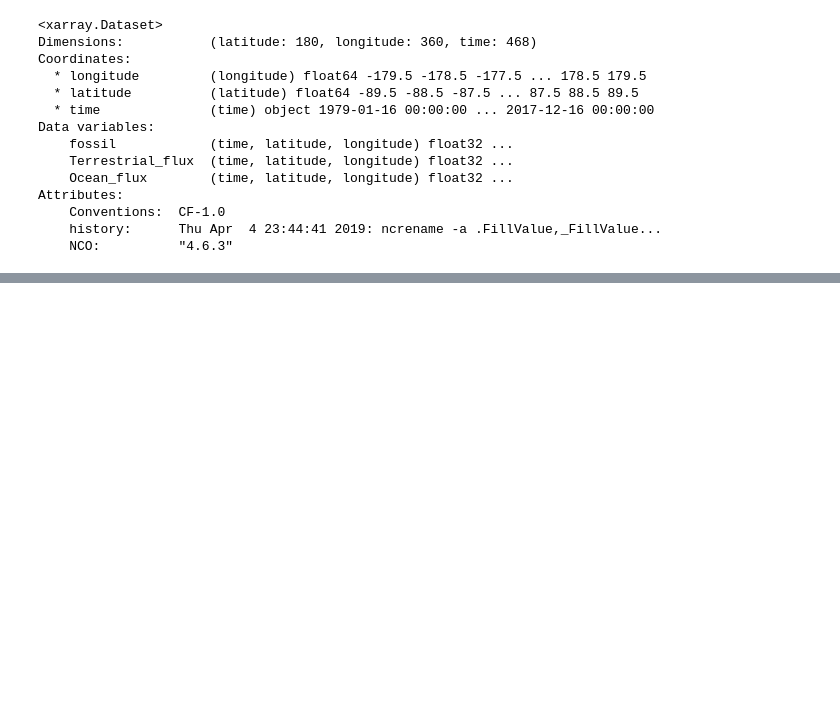
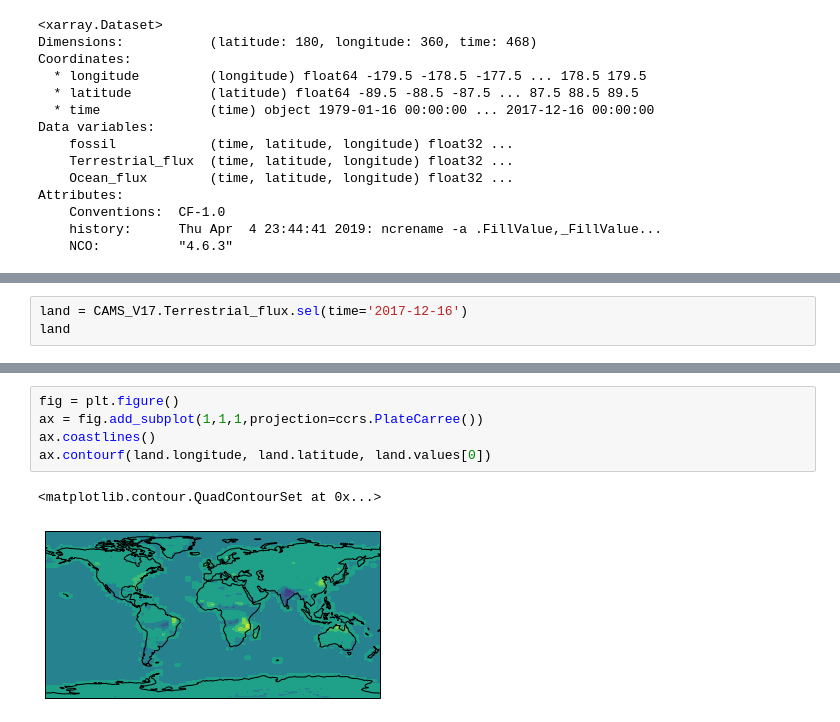
Before and after one commit to rursino/carbon-cycle-feedbacks, a Jupyter notebook: Peylin_flux/Notebooks/Intro.ipynb, the cells around one changed output, grey strips where cells are left out. Cells and saved outputs as stored; diff of their text form; blank space fills up the shorter version.

```diff
--- a/Peylin_flux/Notebooks/Intro.ipynb
+++ b/Peylin_flux/Notebooks/Intro.ipynb
@@ -51,0 +81,3 @@ plt.plot(test)
+# %%
+land = CAMS_V17.Terrestrial_flux.sel(time='2017-12-16')
+land
@@ -51,0 +99,8 @@ plt.plot(test)
+# %%
+fig = plt.figure()
+ax = fig.add_subplot(1,1,1,projection=ccrs.PlateCarree())
+ax.coastlines()
+ax.contourf(land.longitude, land.latitude, land.values[0])
+# %% [output]
+<matplotlib.contour.QuadContourSet at 0x...>
+[figure, added]
```
Also changed, not shown: parts of 34 cells of this notebook.
